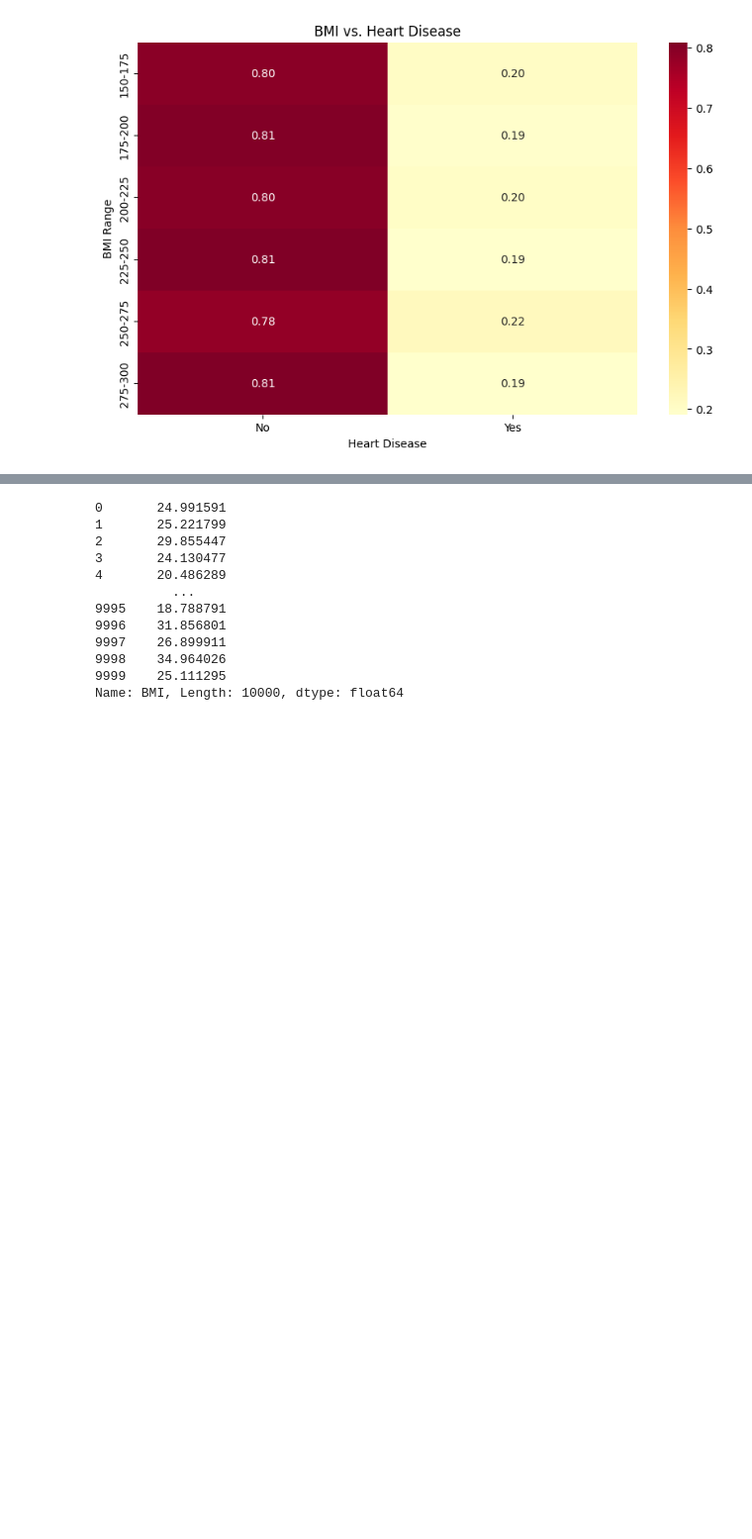
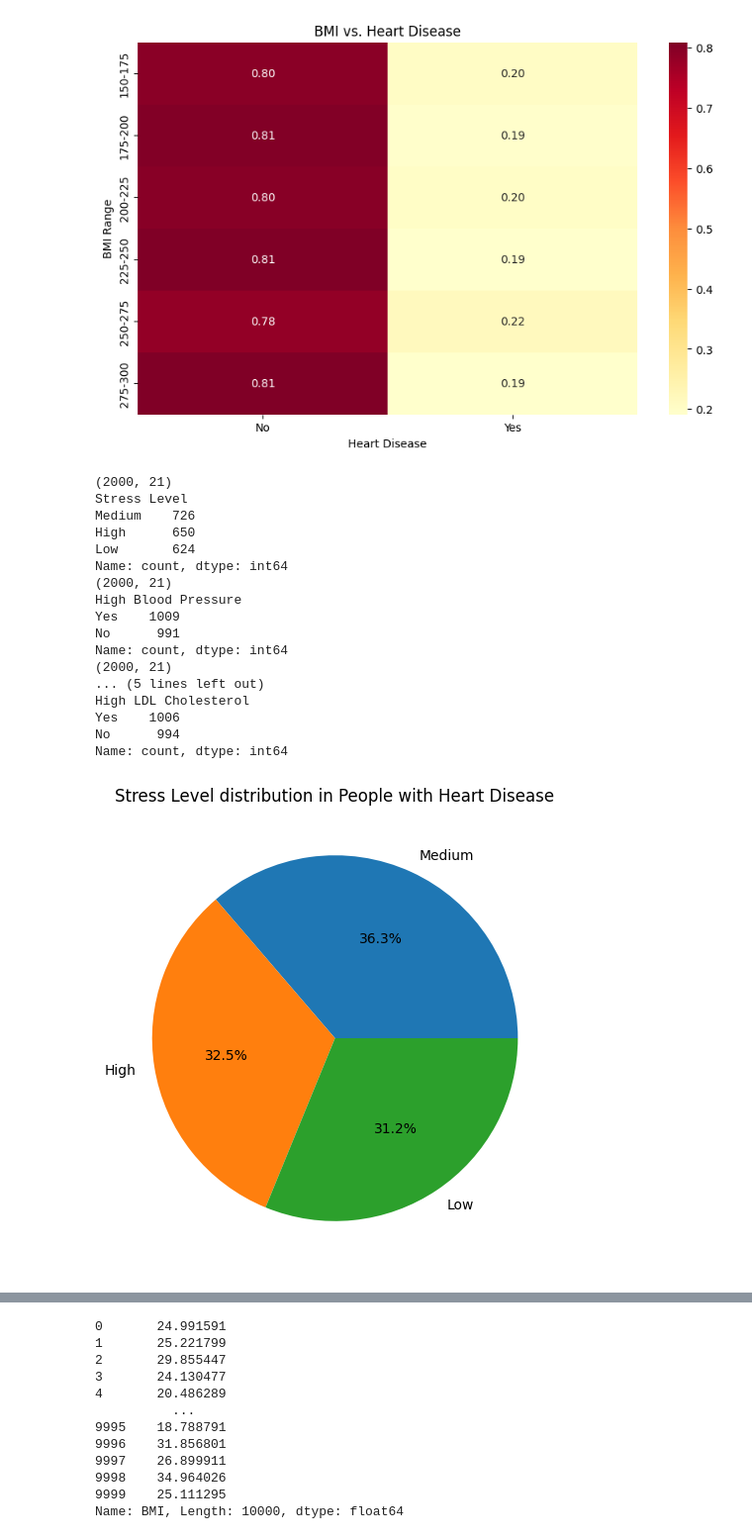
Before and after one commit to FrancGarcia/heart-disease-analysis, a Jupyter notebook: Visualization/visualization.ipynb, the cells around one changed output, grey strips where cells are left out. Shown at 99% size. Cells and saved outputs as stored; diff of their text form; code cells hidden in the pictures; blank space fills up the shorter version.

Commit message:
Working on pie charts

```diff
--- a/Visualization/visualization.ipynb
+++ b/Visualization/visualization.ipynb
@@ -100,3 +100,49 @@ plt.ylabel('BMI Range')
 plt.show()
 # %% [output]
 [figure]
+# %%
+def produce_pie_charts(dataframe: pd.DataFrame, independent_feature: str, dependent_feature: str):
+    """
+    Produces pie chart of percentage of people with
+    the feature indicators that have heart disease.
+
+    :param dataframe: The dataframe to produce the data from.
+    :param dependent_feature: The column that depends on the other to create pie chart.
+    :param independent_feature: The column that influences the other to create the pie chart.
+
+    :return: Produce a pie chart between the independent and dependent features.
+    """
+    assert(isinstance(dataframe, pd.DataFrame) and dataframe.shape[0] > 0), "First argument must be a valid DataFrame with at least 1 row"
+    assert(isinstance(independent_feature, str) and independent_feature in dataframe.columns), "The second argument must be a valid string feature in the dataframe"
+    assert(isinstance(dependent_feature, str) and dependent_feature in dataframe.columns), "The third argument must be a valid string feature in the dataframe"
+    df_heart_disease = df[df[dependent_feature].str.lower() == 'yes']
+    print(df_heart_disease.shape)
+    ind_counts = df_heart_disease[independent_feature].value_counts()
+    print(ind_counts)
+
+    plt.figure(figsize=(6,6))
+    plt.pie(ind_counts, labels=ind_counts.index, autopct='%1.1f%%')
+    plt.title(f"{independent_feature} distribution in People with Heart Disease")
+produce_pie_charts(df, "Stress Level", "Heart Disease Status")
+produce_pie_charts(df, "High Blood Pressure", "Heart Disease Status")
+produce_pie_charts(df, 'Low HDL Cholesterol', 'Heart Disease Status')
+produce_pie_charts(df, "High LDL Cholesterol", "Heart Disease Status")
+# %% [output]
+(2000, 21)
+Stress Level
+Medium    726
+High      650
+Low       624
+Name: count, dtype: int64
+(2000, 21)
+High Blood Pressure
+Yes    1009
+No      991
+Name: count, dtype: int64
+(2000, 21)
+... (5 lines left out)
+High LDL Cholesterol
+Yes    1006
+No      994
+Name: count, dtype: int64
+[figure, added]
```
Also changed, not shown: parts of 1 cell of this notebook.
